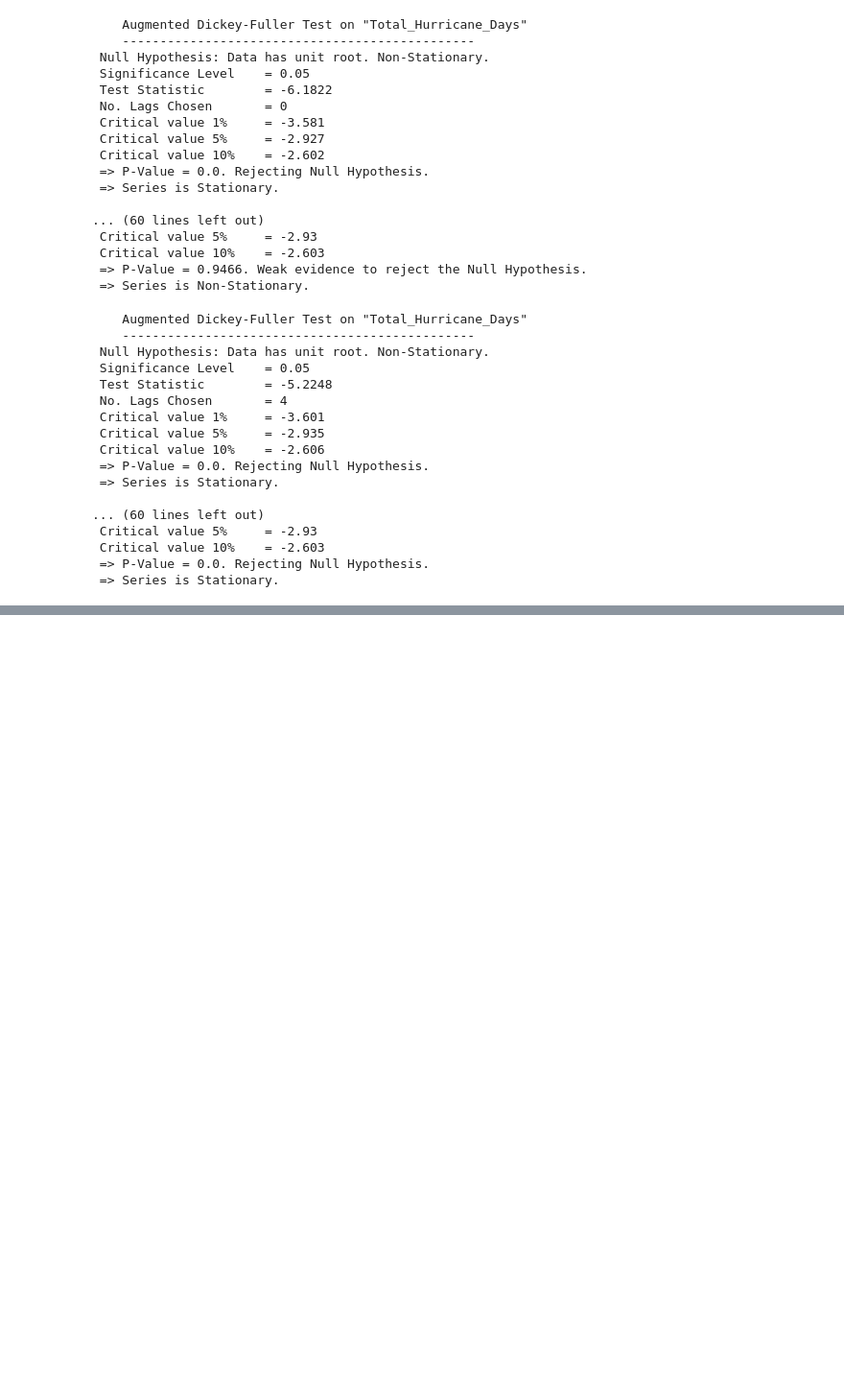
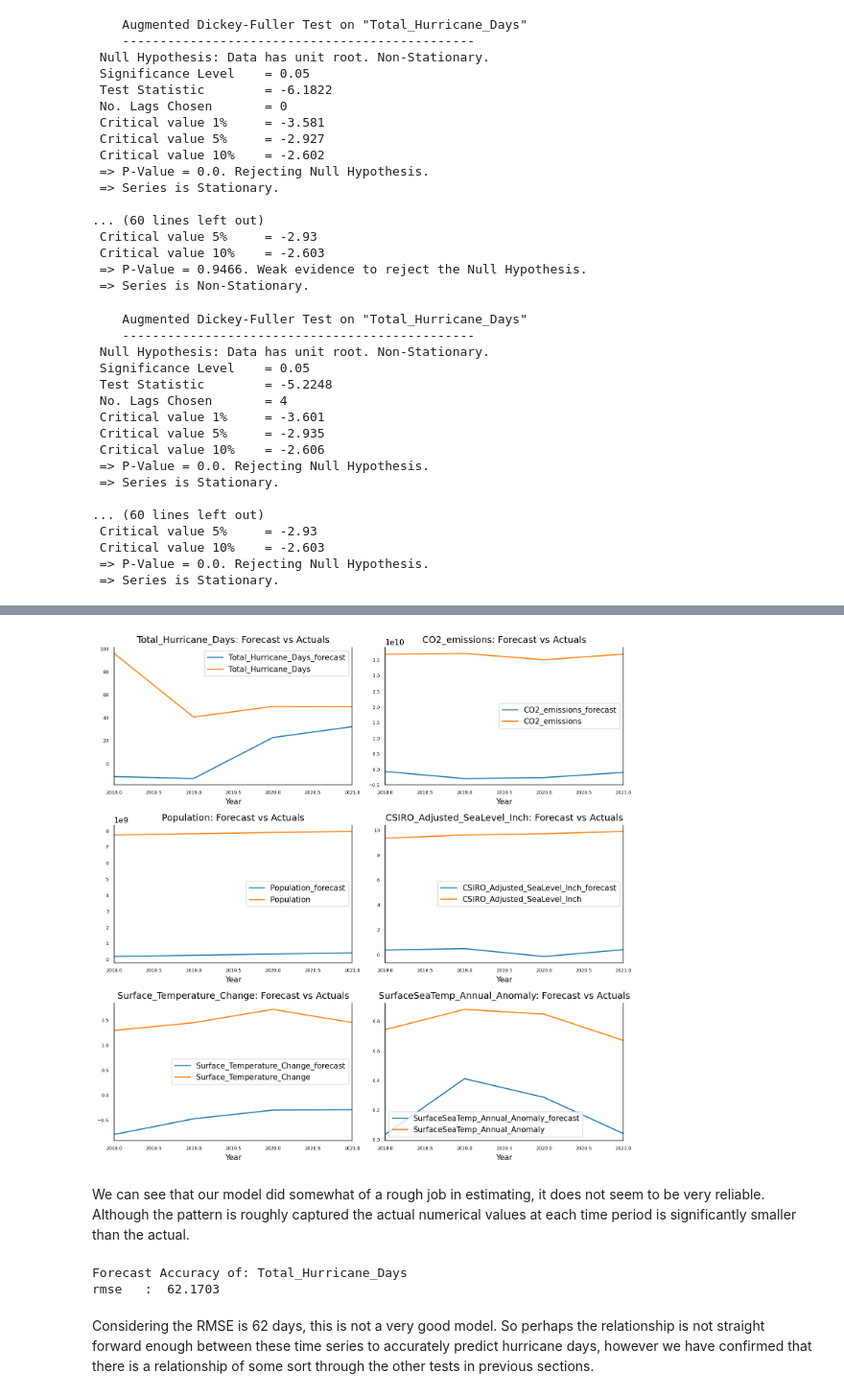
Before and after one commit to jillianhaig/Project2_DS4002, a Jupyter notebook: SCRIPTS/3_Analysis_Project2.ipynb, the cells around one changed output, grey strips where cells are left out. Shown at 96% size. Saved outputs shown, nothing was run; the diff lists cells and outputs as text; code cells hidden in the pictures; blank space fills up the shorter version.

```diff
--- a/SCRIPTS/3_Analysis_Project2.ipynb
+++ b/SCRIPTS/3_Analysis_Project2.ipynb
@@ -188,0 +239,6 @@ All our series are now stationary, meeting our VAR model assumptions! Now we can
+# %%
+# calculate the durbin watson statistic to check residuals
+out = durbin_watson(model_fitted.resid)
+def adjust(val, length= 6): return str(val).ljust(length)
+for col, val in zip(data.columns, out):
+    print(adjust(col), ':', round(val, 2))
@@ -188,0 +254,12 @@ All our series are now stationary, meeting our VAR model assumptions! Now we can
+# %%
+# Get the lag order
+lag_order = model_fitted.k_ar
+print(lag_order)
+
+# Input data for forecasting
+forecast_input = data_traind1.values[-lag_order:]
+
+# Forecast
+fc = model_fitted.forecast(y=forecast_input, steps=nobs)
+df_forecast = pd.DataFrame(fc, index=data.index[-nobs:], columns=data.columns + '_1d')
+df_forecast
@@ -188,0 +274,12 @@ All our series are now stationary, meeting our VAR model assumptions! Now we can
+# %%
+# revert forecasts back to original scale before we differenced to interpret results easier
+def invert_transformation(df_train, df_forecast):
+    df_fc = df_forecast.copy()
+    columns = df_train.columns
+    for col in columns:
+        # Roll back 1st Diff
+        df_fc[str(col)+'_forecast'] = df_train[col].iloc[-1] + df_fc[str(col)+'_1d'].cumsum()
+    return df_fc
+
+df_results = invert_transformation(data_traind1, df_forecast)
+df_results.loc[:,['Total_Hurricane_Days_forecast','CO2_emissions_forecast','Population_forecast','CSIRO_Adjusted_SeaLevel_Inch_forecast','Surface_Temperature_Change_forecast','SurfaceSeaTemp_Annual_Anomaly_forecast']]
@@ -188,0 +293,33 @@ All our series are now stationary, meeting our VAR model assumptions! Now we can
+# %%
+# plot forecast vs actual
+fig, axes = plt.subplots(nrows=int(len(data.columns)/2), ncols=2, dpi=150, figsize=(10,10))
+for i, (col,ax) in enumerate(zip(data.columns, axes.flatten())):
+    df_results[col+'_forecast'].plot(legend=True, ax=ax).autoscale(axis='x',tight=True)
+    data_test[col][-nobs:].plot(legend=True, ax=ax);
+    ax.set_title(col + ": Forecast vs Actuals")
+    ax.xaxis.set_ticks_position('none')
+    ax.yaxis.set_ticks_position('none')
+    ax.spines["top"].set_alpha(0)
+    ax.tick_params(labelsize=6)
+
+plt.tight_layout();
+# %% [output]
+[figure, added]
+# %% [markdown]
+We can see that our model did somewhat of a rough job in estimating, it does not seem to be very reliable. Although the pattern is roughly captured the actual numerical values at each time period is significantly smaller than the actual.
+# %%
+# get some accuracy metrics on the forecast
+from statsmodels.tsa.stattools import acf
+def forecast_accuracy(forecast, actual):
+    rmse = np.mean((forecast - actual)**2)**.5  # RMSE
+    return({'rmse':rmse})
+
+print('Forecast Accuracy of: Total_Hurricane_Days')
+accuracy_prod = forecast_accuracy(df_results['Total_Hurricane_Days_forecast'].values, data_test['Total_Hurricane_Days'])
+for k, v in accuracy_prod.items():
+    print(adjust(k), ': ', round(v,4))
+# %% [output]
+Forecast Accuracy of: Total_Hurricane_Days
+rmse   :  62.1703
+# %% [markdown]
+Considering the RMSE is 62 days, this is not a very good model. So perhaps the relationship is not straight forward enough between these time series to accurately predict hurricane days, however we have confirmed that there is a relationship of some sort through the other tests in previous sections.
```
Also changed, not shown: parts of 10 cells of this notebook.
